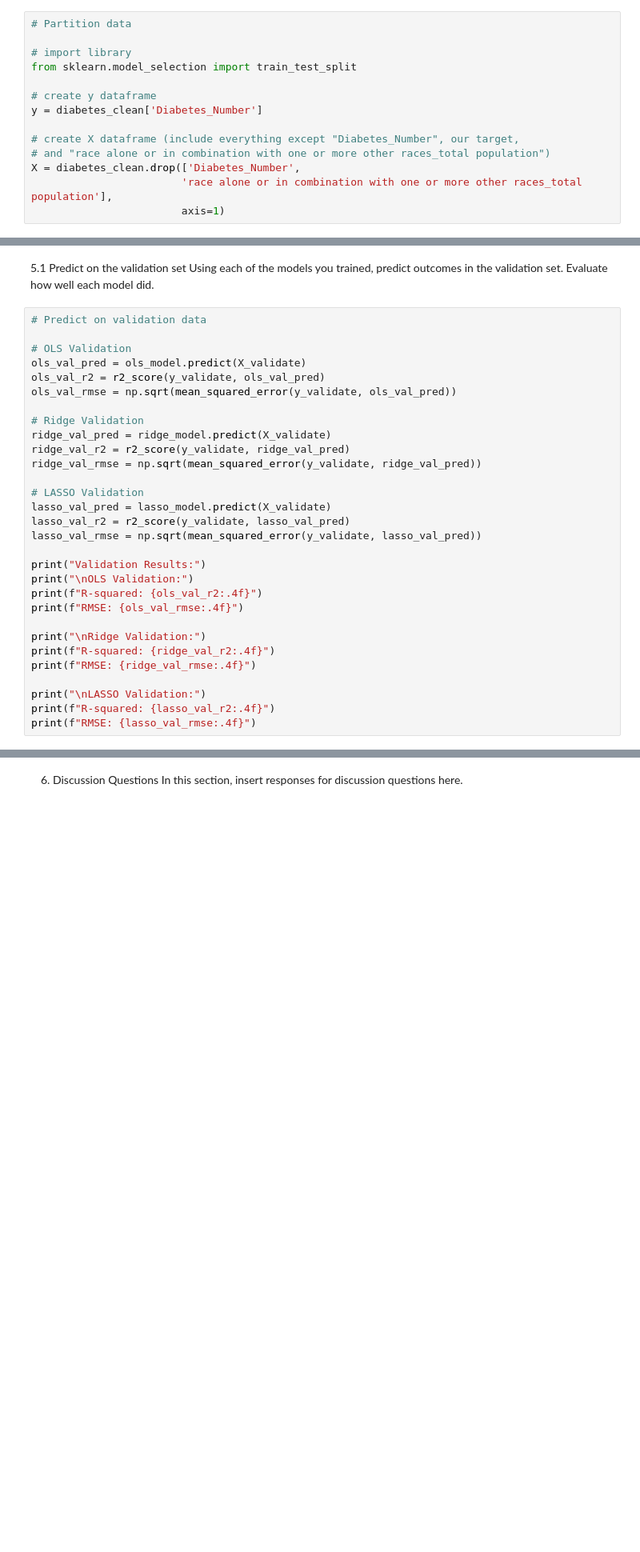
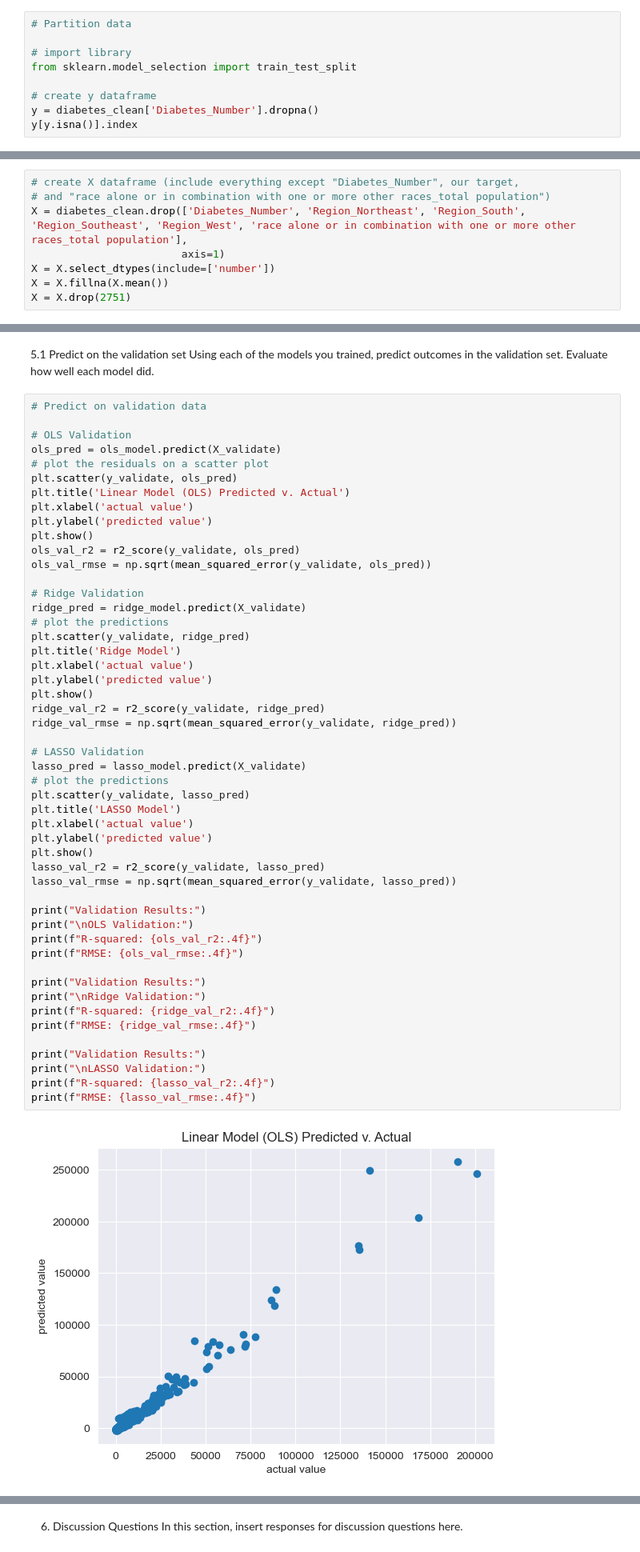
Before and after one commit to NalinaSofia/Computational-Social-Science-Projects, a Jupyter notebook: Project_2/Project2.ipynb, the cells around one changed output, grey strips where cells are left out. Shown at 80% size. Saved outputs shown, nothing was run; the diff lists cells and outputs as text; blank space fills up the shorter version.

```diff
--- a/Project_2/Project2.ipynb
+++ b/Project_2/Project2.ipynb
@@ -512,10 +512,5 @@ Work through partitioning the data into the test/train/validation sets in the ch
 from sklearn.model_selection import train_test_split
 
 # create y dataframe
-y = diabetes_clean['Diabetes_Number']
-
-# create X dataframe (include everything except "Diabetes_Number", our target,
-# and "race alone or in combination with one or more other races_total population")
-X = diabetes_clean.drop(['Diabetes_Number',
-                        'race alone or in combination with one or more other races_total population'],
-                        axis=1)
+y = diabetes_clean['Diabetes_Number'].dropna()
+y[y.isna()].index
@@ -521,0 +519,8 @@ X = diabetes_clean.drop(['Diabetes_Number',
+# %%
+# create X dataframe (include everything except "Diabetes_Number", our target,
+# and "race alone or in combination with one or more other races_total population")
+X = diabetes_clean.drop(['Diabetes_Number', 'Region_Northeast', 'Region_South', 'Region_Southeast', 'Region_West', 'race alone or in combination with one or more other races_total population'],
+                        axis=1)
+X = X.select_dtypes(include=['number'])
+X = X.fillna(X.mean())
+X = X.drop(2751)
@@ -720,30 +804,52 @@ Using each of the models you trained, predict outcomes in the validation set. Ev
 # %%
 # Predict on validation data
 
 # OLS Validation
-ols_val_pred = ols_model.predict(X_validate)
-ols_val_r2 = r2_score(y_validate, ols_val_pred)
-ols_val_rmse = np.sqrt(mean_squared_error(y_validate, ols_val_pred))
+ols_pred = ols_model.predict(X_validate)
+# plot the residuals on a scatter plot
+plt.scatter(y_validate, ols_pred)
+plt.title('Linear Model (OLS) Predicted v. Actual')
+plt.xlabel('actual value')
+plt.ylabel('predicted value')
+plt.show()
+ols_val_r2 = r2_score(y_validate, ols_pred)
+ols_val_rmse = np.sqrt(mean_squared_error(y_validate, ols_pred))
 
 # Ridge Validation
-ridge_val_pred = ridge_model.predict(X_validate)
-ridge_val_r2 = r2_score(y_validate, ridge_val_pred)
-ridge_val_rmse = np.sqrt(mean_squared_error(y_validate, ridge_val_pred))
+ridge_pred = ridge_model.predict(X_validate)
+# plot the predictions
+plt.scatter(y_validate, ridge_pred)
+plt.title('Ridge Model')
+plt.xlabel('actual value')
+plt.ylabel('predicted value')
+plt.show()
+ridge_val_r2 = r2_score(y_validate, ridge_pred)
+ridge_val_rmse = np.sqrt(mean_squared_error(y_validate, ridge_pred))
 
 # LASSO Validation
-lasso_val_pred = lasso_model.predict(X_validate)
-lasso_val_r2 = r2_score(y_validate, lasso_val_pred)
-lasso_val_rmse = np.sqrt(mean_squared_error(y_validate, lasso_val_pred))
+lasso_pred = lasso_model.predict(X_validate)
+# plot the predictions
+plt.scatter(y_validate, lasso_pred)
+plt.title('LASSO Model')
+plt.xlabel('actual value')
+plt.ylabel('predicted value')
+plt.show()
+lasso_val_r2 = r2_score(y_validate, lasso_pred)
+lasso_val_rmse = np.sqrt(mean_squared_error(y_validate, lasso_pred))
 
 print("Validation Results:")
 print("\nOLS Validation:")
 print(f"R-squared: {ols_val_r2:.4f}")
 print(f"RMSE: {ols_val_rmse:.4f}")
 
+print("Validation Results:")
 print("\nRidge Validation:")
 print(f"R-squared: {ridge_val_r2:.4f}")
 print(f"RMSE: {ridge_val_rmse:.4f}")
 
+print("Validation Results:")
 print("\nLASSO Validation:")
 print(f"R-squared: {lasso_val_r2:.4f}")
 print(f"RMSE: {lasso_val_rmse:.4f}")
+# %% [output]
+[figure, added]
```
Also changed, not shown: parts of 13 cells of this notebook.
